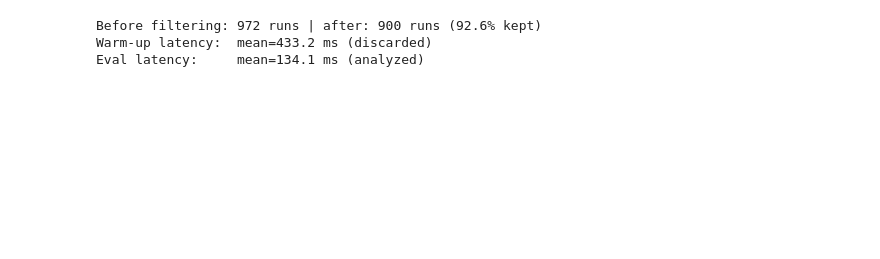
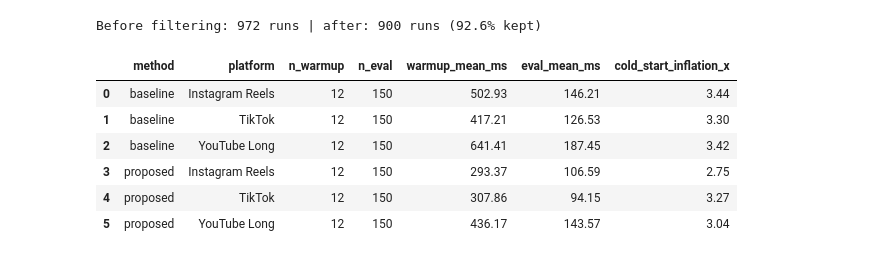
Before and after one commit to yertisydyrys-jpg/hypergamy-engagement, a Jupyter notebook: notebooks/01_data_analysis.ipynb, the cells around one changed output. Saved outputs shown, nothing was run; the diff lists cells and outputs as text; code cells hidden in the pictures; blank space fills up the shorter version.

```diff
--- a/notebooks/01_data_analysis.ipynb
+++ b/notebooks/01_data_analysis.ipynb
@@ -67,16 +74,19 @@ must be discarded before any statistics are computed.
 # %%
 eval_df = filter_warmup(raw)
-print(f"Before filtering: {len(raw)} runs | after: {len(eval_df)} runs "
-      f"({len(eval_df) / len(raw):.1%} kept)")
+print(f"Before filtering: {len(raw)} runs | after: {len(eval_df)} runs ({len(eval_df) / len(raw):.1%} kept)")
 
-warm = raw[raw['phase'] == 'warmup']['latency_ms']
-cold = eval_df['latency_ms']
-print(f"Warm-up latency:  mean={warm.mean():.1f} ms (discarded)")
-print(f"Eval latency:     mean={cold.mean():.1f} ms (analyzed)")
+warm = warmup_report(raw)
+warm.to_csv(WARMUP_PATH, index=False)
+warm
 # %% [output]
 Before filtering: 972 runs | after: 900 runs (92.6% kept)
-Warm-up latency:  mean=433.2 ms (discarded)
-Eval latency:     mean=134.1 ms (analyzed)
+|  | method | platform | n_warmup | n_eval | warmup_mean_ms | eval_mean_ms | cold_start_inflation_x |
+| 0 | baseline | Instagram Reels | 12 | 150 | 502.93 | 146.21 | 3.44 |
+| 1 | baseline | TikTok | 12 | 150 | 417.21 | 126.53 | 3.30 |
+| 2 | baseline | YouTube Long | 12 | 150 | 641.41 | 187.45 | 3.42 |
+| 3 | proposed | Instagram Reels | 12 | 150 | 293.37 | 106.59 | 2.75 |
+| 4 | proposed | TikTok | 12 | 150 | 307.86 | 94.15 | 3.27 |
+| 5 | proposed | YouTube Long | 12 | 150 | 436.17 | 143.57 | 3.04 |
 # %% [markdown]
 ## 4. Statistical aggregation
 
```
Also changed, not shown: parts of 26 cells of this notebook, 2 other files.
